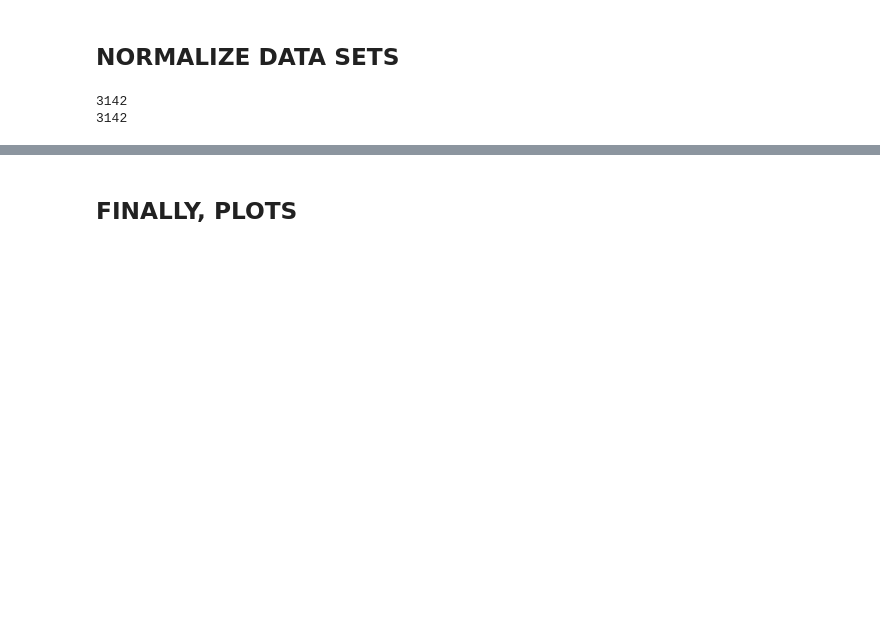
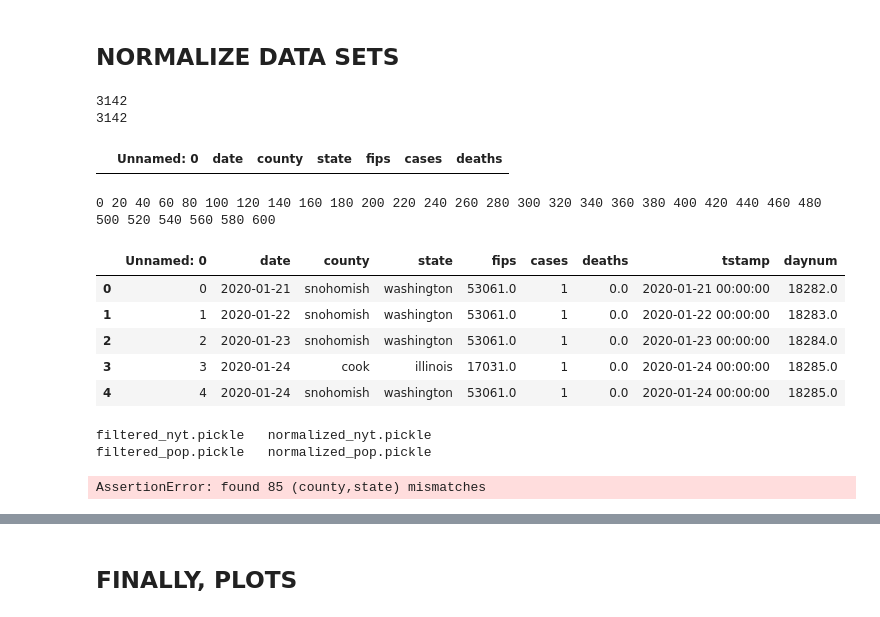
Before and after one commit to robyu/covid, a Jupyter notebook: analyze-nytimes-covid-county.ipynb, the cells around one changed output, grey strips where cells are left out. Saved outputs shown, nothing was run; the diff lists cells and outputs as text; code cells hidden in the pictures; blank space fills up the shorter version.

Commit message:
updated to work lots more data

```diff
--- a/analyze-nytimes-covid-county.ipynb
+++ b/analyze-nytimes-covid-county.ipynb
@@ -36,11 +38,18 @@ Load the NYTIMES data from the git repo raw view
 # set the URL for the "raw view" of the data
 NYTIMES_COUNTY_URL="https://raw.githubusercontent.com/nytimes/covid-19-data/master/us-counties.csv"
 # %%
-# get data direct
-nyt_df = pd.read_csv(NYTIMES_COUNTY_URL)
+# get raw data
+READ_DATA_FROM_WEB = False
 
-# and write it again locally
-tmpfile = open('us-counties-localcopy.csv',mode='w',newline='')
-nyt_df.to_csv(tmpfile)
-tmpfile.close()
+local_nyt_fname = 'us-counties-localcopy.csv'
+if READ_DATA_FROM_WEB:
+    nyt_df = pd.read_csv(NYTIMES_COUNTY_URL)  # "df" = "data frame"
+
+    # and write it again locally
+    tmpfile = open(local_nyt_fname,mode='w',newline='')
+    nyt_df.to_csv(tmpfile)
+    tmpfile.close()
+else:
+    nyt_df = pd.read_csv(local_nyt_fname)
+#end
 # %% [markdown]
@@ -92,19 +105,23 @@ assert len(pop_df2[index]['county'])==1
 # %%
-#
-#  NYT data: reformatting and normalization
-nyt_df1 = nyt_df.copy()
-nyt_df1 = cvd.to_lower(nyt_df1,'county')
-nyt_df1 = cvd.to_lower(nyt_df1,'state')
-
 #
 # drop all county='unknown' entries
 unknown_indexes = nyt_df1[nyt_df1.county=='unknown'].index
 nyt_df1 = nyt_df1.drop(index=unknown_indexes)
 nyt_df1[nyt_df1.county=='unknown']
-
-# convert 'date' to timestamp and daynum
-nyt_df1 = cvd.fix_date(nyt_df1)
-
-nyt_df1 = cvd.do_misc_nyt_fixup(nyt_df1)
-
-assert len(nyt_df1[nyt_df1.county=='new york'])==0
+# %% [output]
+|  | Unnamed: 0 | date | county | state | fips | cases | deaths |
+# %%
+# convert 'date' to timestamp and daynum
+# this may take a while...
+nyt_df1 = cvd.fix_date(nyt_df1)
+# %% [output]
+0 20 40 60 80 100 120 140 160 180 200 220 240 260 280 300 320 340 360 380 400 420 440 460 480 500 520 540 560 580 600
+# %%
+nyt_df1.head()
+# %% [output]
+|  | Unnamed: 0 | date | county | state | fips | cases | deaths | tstamp | daynum |
+| 0 | 0 | 2020-01-21 | snohomish | washington | 53061.0 | 1 | 0.0 | 2020-01-21 00:00:00 | 18282.0 |
+| 1 | 1 | 2020-01-22 | snohomish | washington | 53061.0 | 1 | 0.0 | 2020-01-22 00:00:00 | 18283.0 |
+| 2 | 2 | 2020-01-23 | snohomish | washington | 53061.0 | 1 | 0.0 | 2020-01-23 00:00:00 | 18284.0 |
+| 3 | 3 | 2020-01-24 | cook | illinois | 17031.0 | 1 | 0.0 | 2020-01-24 00:00:00 | 18285.0 |
+| 4 | 4 | 2020-01-24 | snohomish | washington | 53061.0 | 1 | 0.0 | 2020-01-24 00:00:00 | 18285.0 |
@@ -111,6 +134,22 @@ assert len(nyt_df1[nyt_df1.county=='new york'])==0
+# %%
+#
+# save off data at this point
+import pickle
+normalized_nyt_fname = "normalized_nyt.pickle"
+normalized_pop_fname = "normalized_pop.pickle"
+cvd.pickle_dataframes(nyt_df1, normalized_nyt_fname,
+                     pop_df1, normalized_pop_fname)
+
+
+!ls *.pickle
+# %% [output]
+filtered_nyt.pickle   normalized_nyt.pickle
+filtered_pop.pickle   normalized_pop.pickle
 # %%
 #
 #verify that every county, state in NYT exists in census data
 #
 mismatch_list = cvd.validate_county_match(nyt_df1,pop_df2)
 assert len(mismatch_list)==0, f"found {len(mismatch_list)} (county,state) mismatches"
+# %% [output]
+AssertionError: found 85 (county,state) mismatches
```
Also changed, not shown: parts of 39 cells of this notebook, 2 other files.
